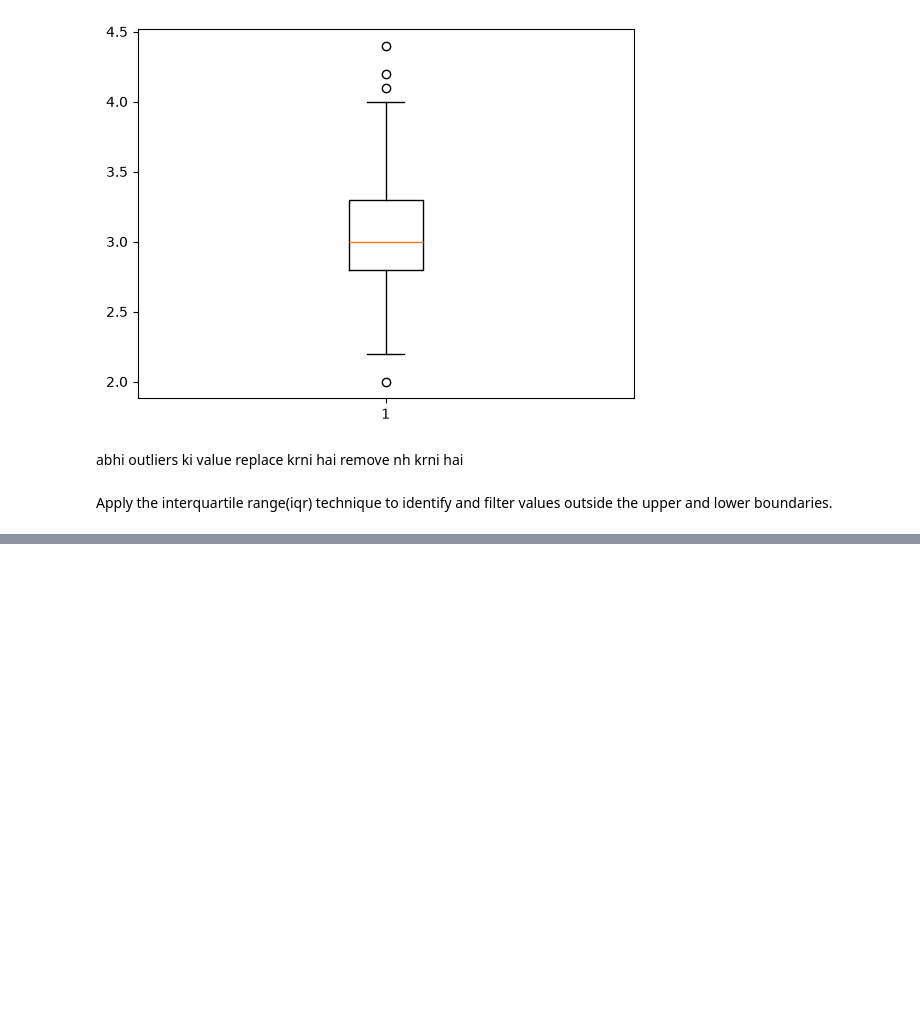
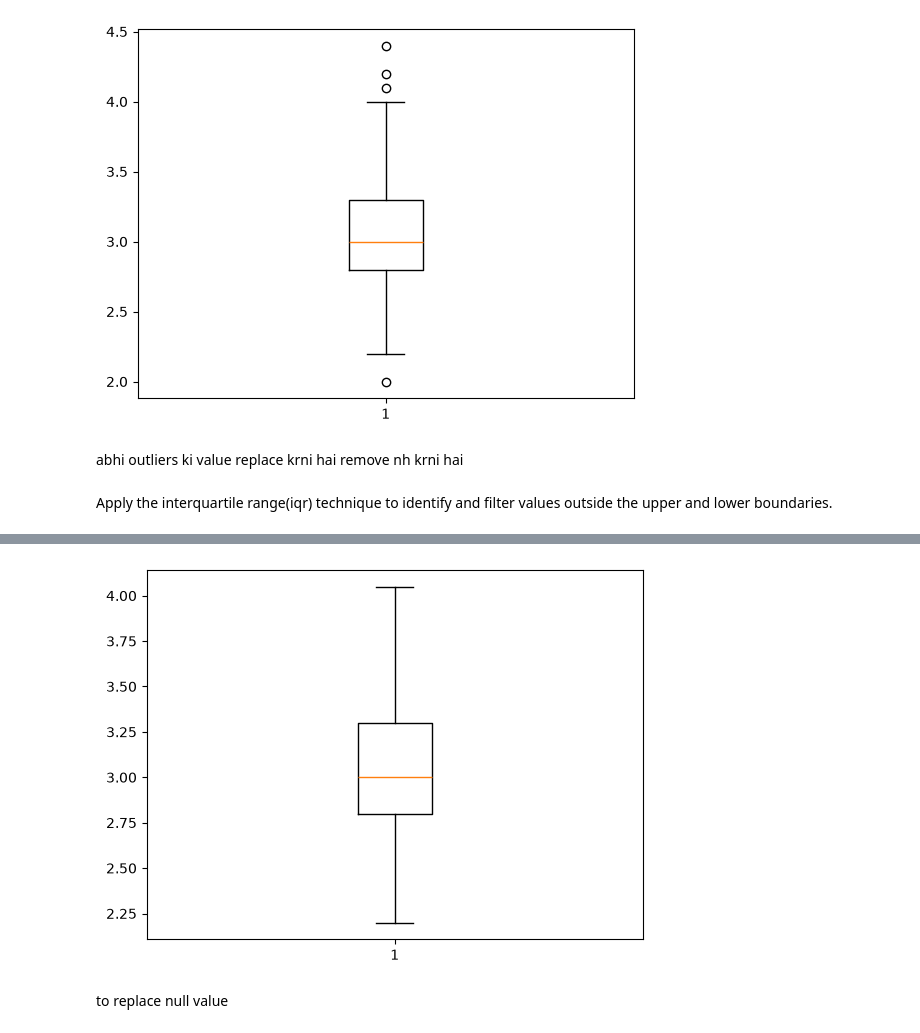
Before and after one commit to trishamuskawar/Trisha_Muskawar_FBS_Work, a Jupyter notebook: Data Analysis/JulyAug/EDA.ipynb, the cells around one changed output, grey strips where cells are left out. Drawn from its saved outputs; the diff is of its cells as text; code cells hidden in the pictures; blank space fills up the shorter version.

```diff
--- a/Data Analysis/JulyAug/EDA.ipynb
+++ b/Data Analysis/JulyAug/EDA.ipynb
@@ -122,0 +150,7 @@ abhi outliers ki value replace krni hai remove nh krni hai
+# %%
+plt.boxplot(data['Sepal_Width'])
+plt.show()
+# %% [output]
+[figure, added]
+# %% [markdown]
+to replace null value
```
Also changed, not shown: parts of 20 cells of this notebook, 2 other files.
